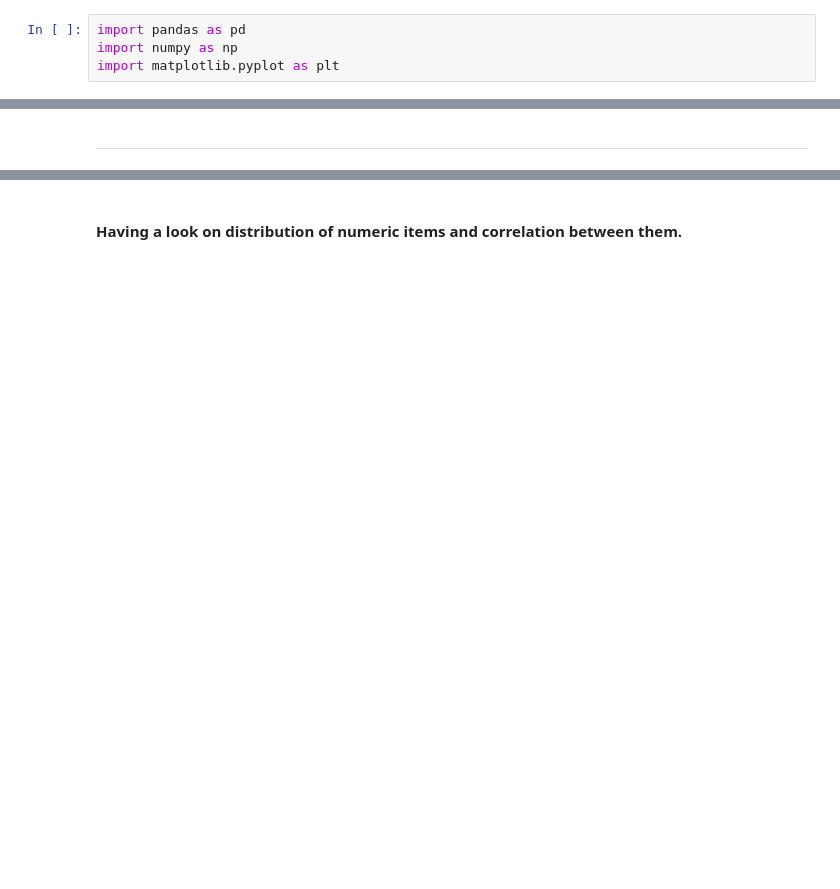
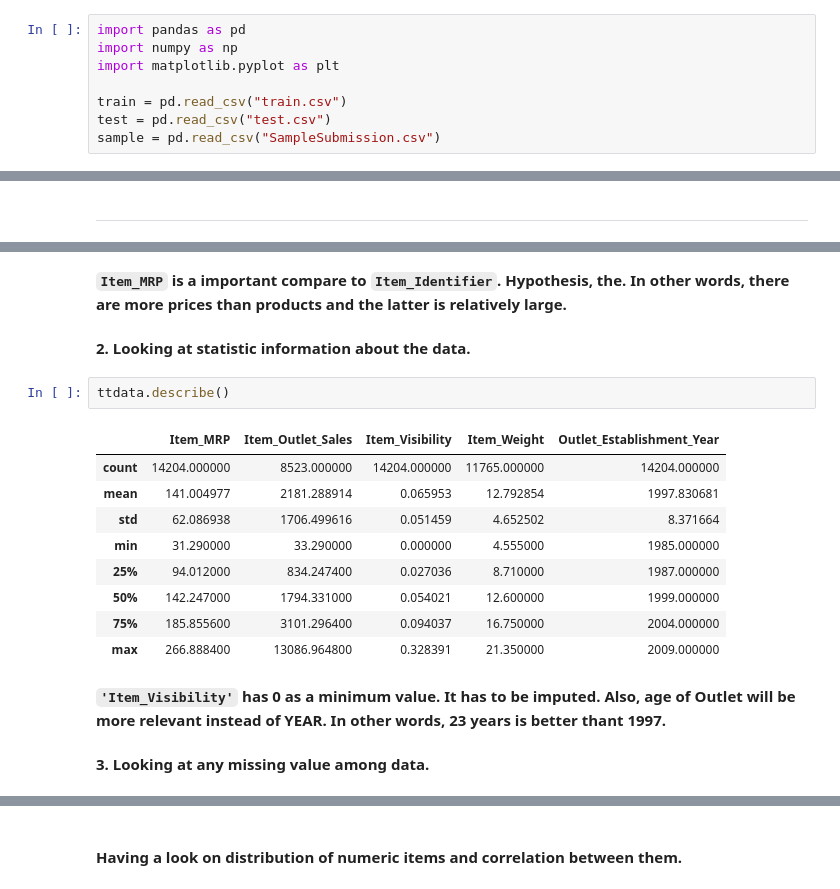
Before and after one commit to MikeHatchi/Big-Mart-Sales-III, a Jupyter notebook: Big_Mart_sales_III.ipynb, the cells around one changed output, grey strips where cells are left out. Drawn from its saved outputs; the diff is of its cells as text; blank space fills up the shorter version.

```diff
--- a/Big_Mart_sales_III.ipynb
+++ b/Big_Mart_sales_III.ipynb
@@ -34,3 +34,7 @@ Your model performance will be evaluated on the basis of your prediction of the
 import pandas as pd
 import numpy as np
 import matplotlib.pyplot as plt
+
+train = pd.read_csv("train.csv")
+test = pd.read_csv("test.csv")
+sample = pd.read_csv("SampleSubmission.csv")
@@ -142,0 +143,21 @@ new_data = data.drop(['Item_Visibility'], axis=1)
+# %% [markdown]
+**`Item_MRP` is a important compare to `Item_Identifier`. Hypothesis, the. In other words, there are more prices than products and the latter is relatively large.**
+# %% [markdown]
+**2. Looking at statistic information about the data.**
+# %%
+ttdata.describe()
+# %% [output]
+|  | Item_MRP | Item_Outlet_Sales | Item_Visibility | Item_Weight | Outlet_Establishment_Year |
+| count | 14204.000000 | 8523.000000 | 14204.000000 | 11765.000000 | 14204.000000 |
+| mean | 141.004977 | 2181.288914 | 0.065953 | 12.792854 | 1997.830681 |
+| std | 62.086938 | 1706.499616 | 0.051459 | 4.652502 | 8.371664 |
+| min | 31.290000 | 33.290000 | 0.000000 | 4.555000 | 1985.000000 |
+| 25% | 94.012000 | 834.247400 | 0.027036 | 8.710000 | 1987.000000 |
+| 50% | 142.247000 | 1794.331000 | 0.054021 | 12.600000 | 1999.000000 |
+| 75% | 185.855600 | 3101.296400 | 0.094037 | 16.750000 | 2004.000000 |
+| max | 266.888400 | 13086.964800 | 0.328391 | 21.350000 | 2009.000000 |
+# %% [markdown]
+**`'Item_Visibility'` has 0 as a minimum value. It has to be imputed.
+Also, age of Outlet will be more relevant instead of YEAR. In other words, 23 years is better thant 1997.**
+# %% [markdown]
+**3. Looking at any missing value among data.**
```
Also changed, not shown: parts of 80 cells of this notebook.
